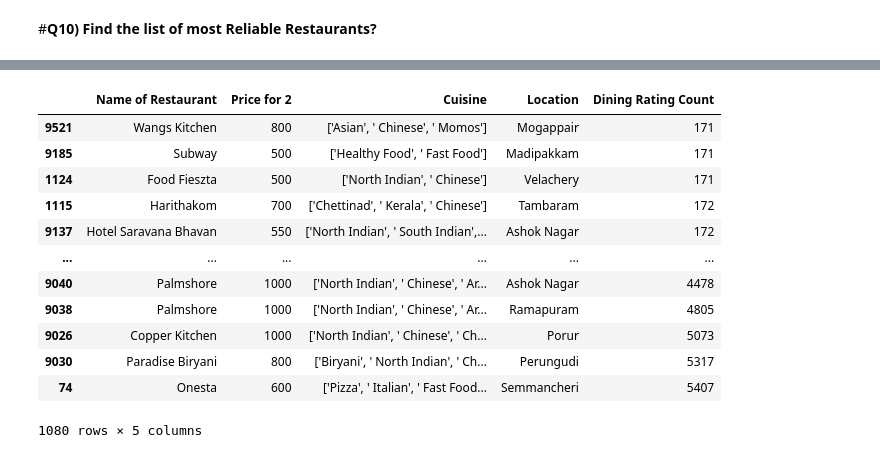
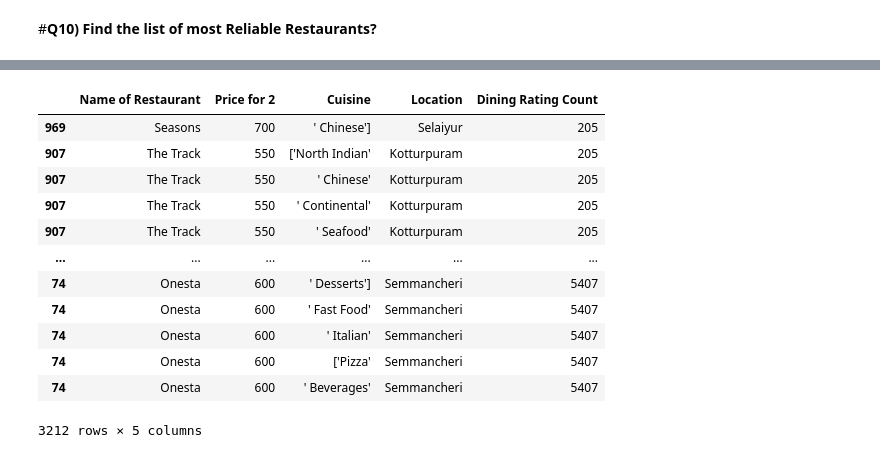
Before and after one commit to RubhiniAnand/Week7-Data-Visualization, a Jupyter notebook: Rubhini_ZOMATO_Chennai.ipynb, the cells around one changed output, grey strips where cells are left out. Cells and saved outputs as stored; diff of their text form; code cells hidden in the pictures.

```diff
--- a/Rubhini_ZOMATO_Chennai.ipynb
+++ b/Rubhini_ZOMATO_Chennai.ipynb
@@ -319,0 +317,4 @@ cuisine_type_df= Chennai_zomato_df.assign(Cuisine=Chennai_zomato_df['Cuisine'].s
+# %%
+Chennai_zomato_df['Cuisine']=Chennai_zomato_df['Cuisine'].str.split(',')
+# %%
+Chennai_zomato_df=Chennai_zomato_df.explode('Cuisine')
@@ -348,0 +390,14 @@ rating_type_df
+# %%
+def rate_to_cate(rating):
+        if(rating>=4.5):
+            return "Excellent"
+        if(rating>=4):
+            return "Very Good"
+        elif(rating>=3.5):
+            return "Good"
+        elif(rating>=2.5):
+            return "Average"
+        else:
+            return "Poor"
+# %%
+Chennai_zomato_df['Rating type']=Chennai_zomato_df['Dining Rating'].apply(rate_to_cate)
@@ -655,23 +696,23 @@ mean_votes
 # %%
 # Finding list of restaurants that have Votes greater than and equal to  Mean of Vote
 mean_rest_df=Chennai_zomato_df[['Name of Restaurant', 'Price for 2', 'Cuisine', 'Location','Dining Rating Count']]
-mean_rest_df = mean_rest_df[mean_rest_df['Dining Rating Count'] > 170]
+mean_rest_df = mean_rest_df[mean_rest_df['Dining Rating Count'] > 204]
 mean_rest_df.sort_values(by='Dining Rating Count', inplace=True)
 mean_rest_df
 # %% [output]
 |  | Name of Restaurant | Price for 2 | Cuisine | Location | Dining Rating Count |
-| 9521 | Wangs Kitchen | 800 | ['Asian', ' Chinese', ' Momos'] | Mogappair | 171 |
-| 9185 | Subway | 500 | ['Healthy Food', ' Fast Food'] | Madipakkam | 171 |
-| 1124 | Food Fieszta | 500 | ['North Indian', ' Chinese'] | Velachery | 171 |
-| 1115 | Harithakom | 700 | ['Chettinad', ' Kerala', ' Chinese'] | Tambaram | 172 |
-| 9137 | Hotel Saravana Bhavan | 550 | ['North Indian', ' South Indian',... | Ashok Nagar | 172 |
+| 969 | Seasons | 700 | ' Chinese'] | Selaiyur | 205 |
+| 907 | The Track | 550 | ['North Indian' | Kotturpuram | 205 |
+| 907 | The Track | 550 | ' Chinese' | Kotturpuram | 205 |
+| 907 | The Track | 550 | ' Continental' | Kotturpuram | 205 |
+| 907 | The Track | 550 | ' Seafood' | Kotturpuram | 205 |
 | ... | ... | ... | ... | ... | ... |
-| 9040 | Palmshore | 1000 | ['North Indian', ' Chinese', ' Ar... | Ashok Nagar | 4478 |
-| 9038 | Palmshore | 1000 | ['North Indian', ' Chinese', ' Ar... | Ramapuram | 4805 |
-| 9026 | Copper Kitchen | 1000 | ['North Indian', ' Chinese', ' Ch... | Porur | 5073 |
-| 9030 | Paradise Biryani | 800 | ['Biryani', ' North Indian', ' Ch... | Perungudi | 5317 |
-| 74 | Onesta | 600 | ['Pizza', ' Italian', ' Fast Food... | Semmancheri | 5407 |
+| 74 | Onesta | 600 | ' Desserts'] | Semmancheri | 5407 |
+| 74 | Onesta | 600 | ' Fast Food' | Semmancheri | 5407 |
+| 74 | Onesta | 600 | ' Italian' | Semmancheri | 5407 |
+| 74 | Onesta | 600 | ['Pizza' | Semmancheri | 5407 |
+| 74 | Onesta | 600 | ' Beverages' | Semmancheri | 5407 |
-1080 rows × 5 columns
+3212 rows × 5 columns
 # %%
 reliable_rest_df = pd.merge(mean_rest_df, highrate_aff_df, how='inner', on=['Name of Restaurant','Price for 2', 'Location'])
 reliable_rest_df = reliable_rest_df[['Name of Restaurant', 'Price for 2', 'Cuisine', 'Location',]]
```
Also changed, not shown: parts of 53 cells of this notebook.
